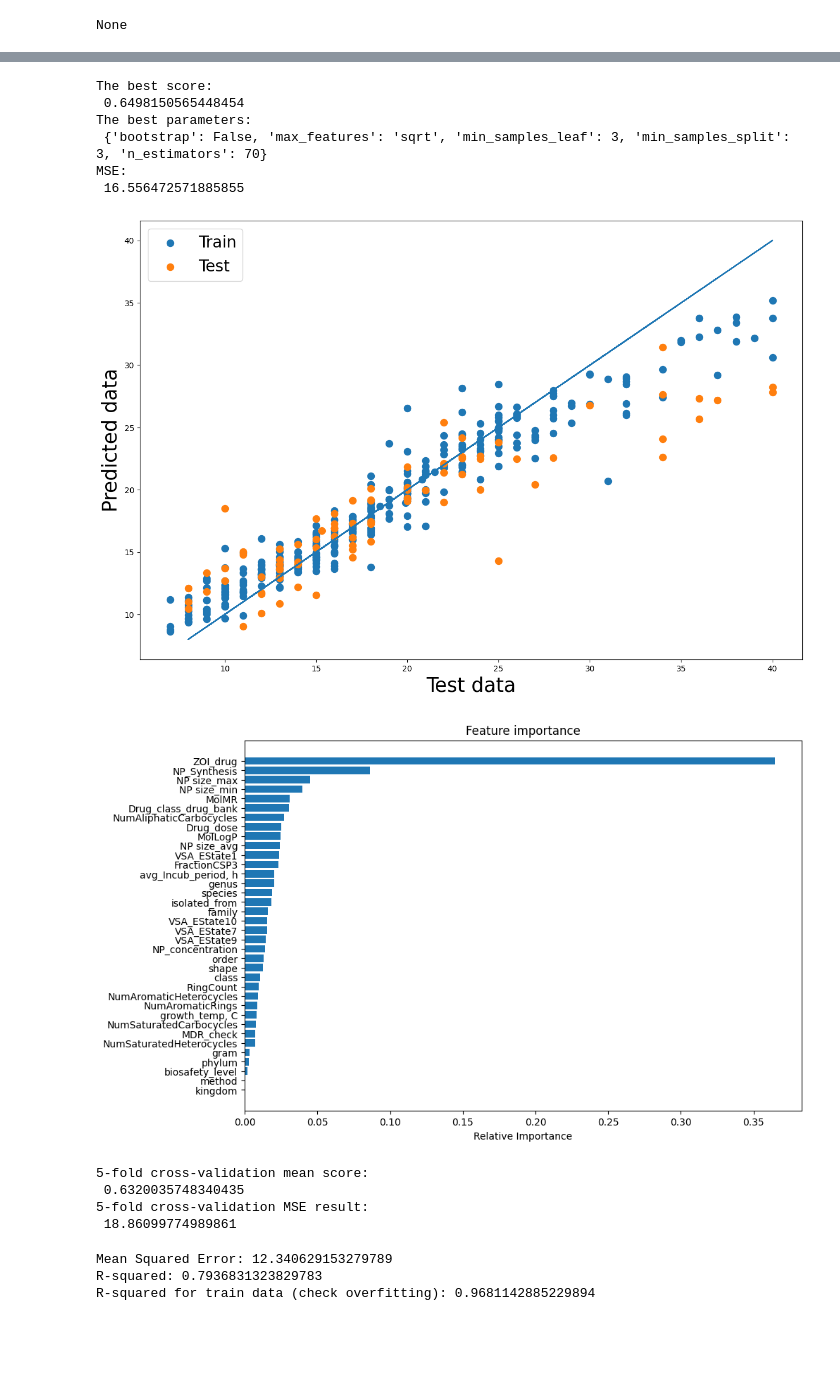
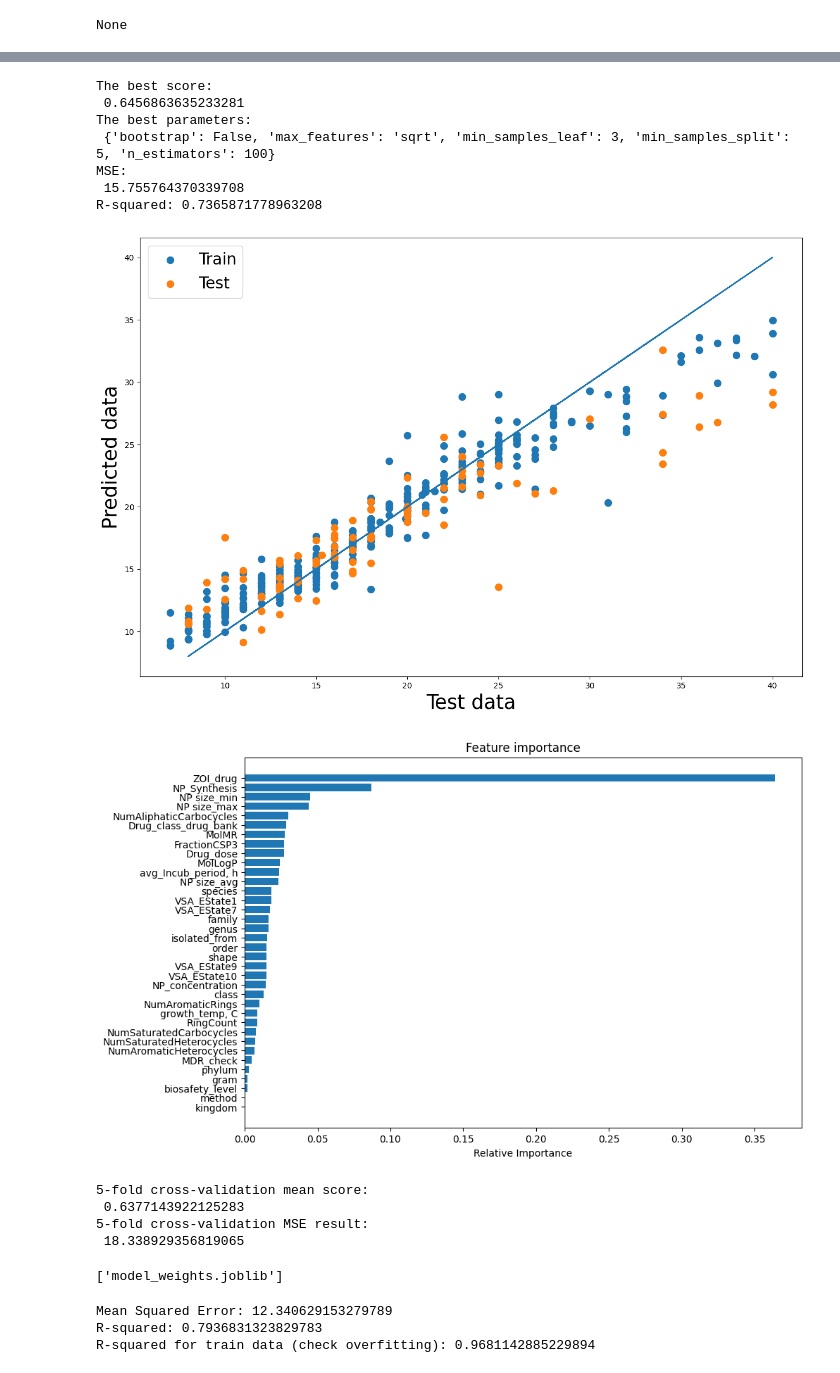
Before and after one commit to Wisley1/DataCon2023, a Jupyter notebook: final_datacon.ipynb, the cells around one changed output, grey strips where cells are left out. Drawn from its saved outputs; the diff is of its cells as text; code cells hidden in the pictures; blank space fills up the shorter version.

```diff
--- a/final_datacon.ipynb
+++ b/final_datacon.ipynb
@@ -348,11 +344,11 @@ x_train, x_test, y_train, y_test = train_test_split(x, y, random_state=111, test
 
 
 forest_param = {
-    "n_estimators": [20, 50, 70],
-    "min_samples_leaf": [3, 5, 7],
-    "min_samples_split": [3, 5, 7],
+    "n_estimators": [20, 50, 70, 100],
+    "min_samples_leaf": [3, 5, 7, 9],
+    "min_samples_split": [3, 5, 7, 9],
     "max_features": ["sqrt", "log2"],
-    "bootstrap": [True, False]
+    "bootstrap": [True, False],
 }
 # %%
 #@title Models
@@ -369,43 +365,50 @@ forest_model.fit(x_train, y_train)
 forest_predict = forest_model.predict(x_test)
 predict = forest_model.predict(x_train)
 mse = mean_squared_error(y_true=y_test, y_pred=forest_predict)
+
+r2 = r2_score(y_test, forest_predict)
 print("MSE: \n", mse)
+print('R-squared:', r2)
 
 regr_plot(y_train, y_test, forest_predict, predict)
 
 # feature importance
 features = forest_model.feature_names_in_
 importance = forest_model.feature_importances_
 indices = np.argsort(importance)
 fig6 = plt.figure(figsize=(10, 6), constrained_layout=True)
 plt.title("Feature importance")
 plt.barh(range(len(indices)), importance[indices], align="center")
 plt.yticks(range(len(indices)), features[indices])
 plt.xlabel("Relative Importance")
 plt.show()
 
 # 5-fold cross-validation
 cross_val_pred = cross_val_predict(RandomForestRegressor(**forest_best_params),
                                                           x_train, y_train, cv=5)
 cross_val_score = cross_val_score(RandomForestRegressor(**forest_best_params),
                                                          x_train, y_train, cv=5)
 cross_val_score = sum(cross_val_score) / len(cross_val_score)
 cross_val_mse = mean_squared_error(y_true=y_train, y_pred=cross_val_pred)
 print("5-fold cross-validation mean score: \n", cross_val_score)
 print("5-fold cross-validation MSE result: \n", cross_val_mse)
+
+joblib.dump(forest_model, 'model_weights.joblib')
 # %% [output]
 The best score:
- 0.6498150565448454
+ 0.6456863635233281
 The best parameters:
- {'bootstrap': False, 'max_features': 'sqrt', 'min_samples_leaf': 3, 'min_samples_split': 3, 'n_estimators': 70}
+ {'bootstrap': False, 'max_features': 'sqrt', 'min_samples_leaf': 3, 'min_samples_split': 5, 'n_estimators': 100}
 MSE:
- 16.556472571885855
+ 15.755764370339708
+R-squared: 0.7365871778963208
-[figure, old version]
+[figure, new version]
-[figure, old version]
+[figure, new version]
 5-fold cross-validation mean score:
- 0.6320035748340435
+ 0.6377143922125283
 5-fold cross-validation MSE result:
- 18.86099774989861
+ 18.338929356819065
+['model_weights.joblib']
 # %%
 #@title RandomRegressor
 model = RandomForestRegressor(n_estimators=100, random_state=42)
```
Also changed, not shown: parts of 3 cells of this notebook.
